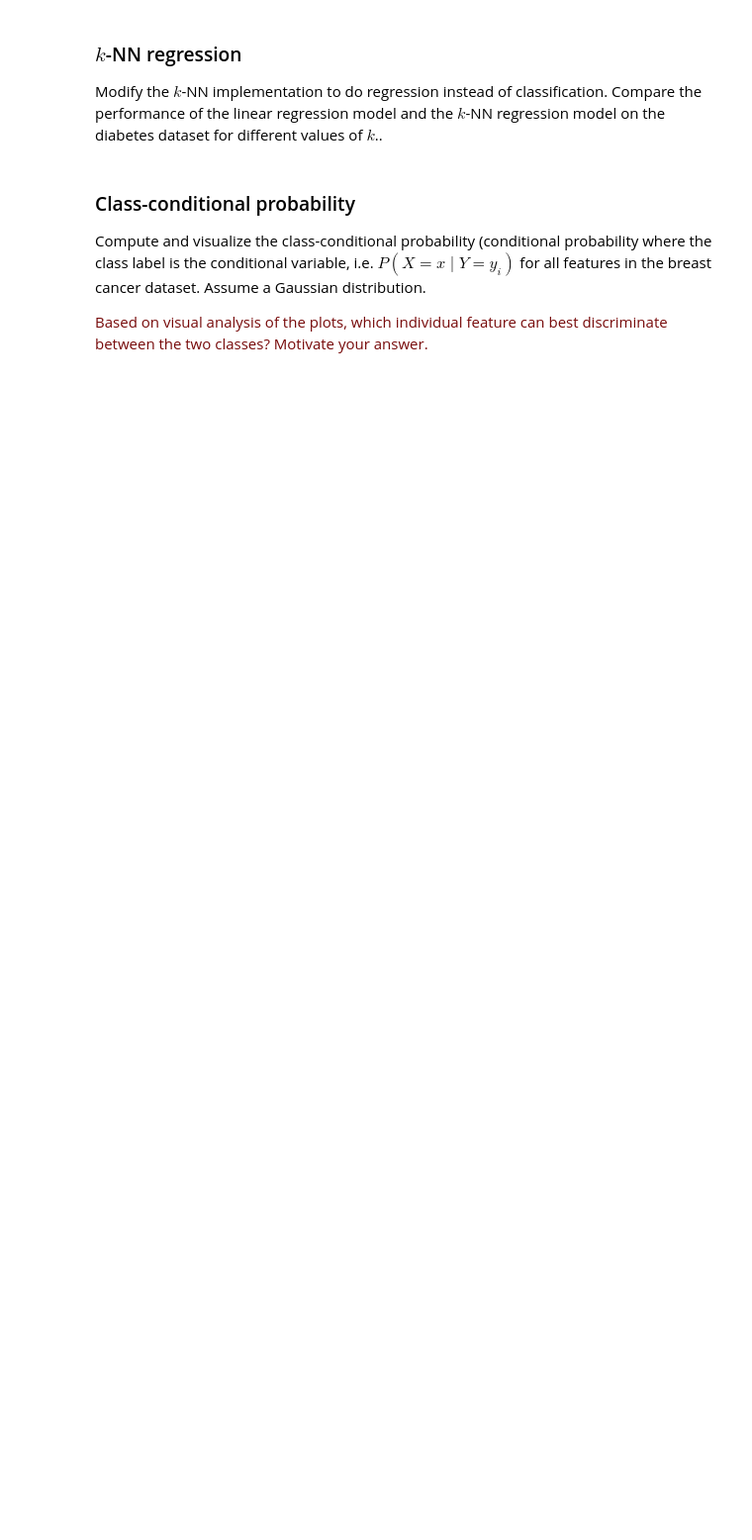
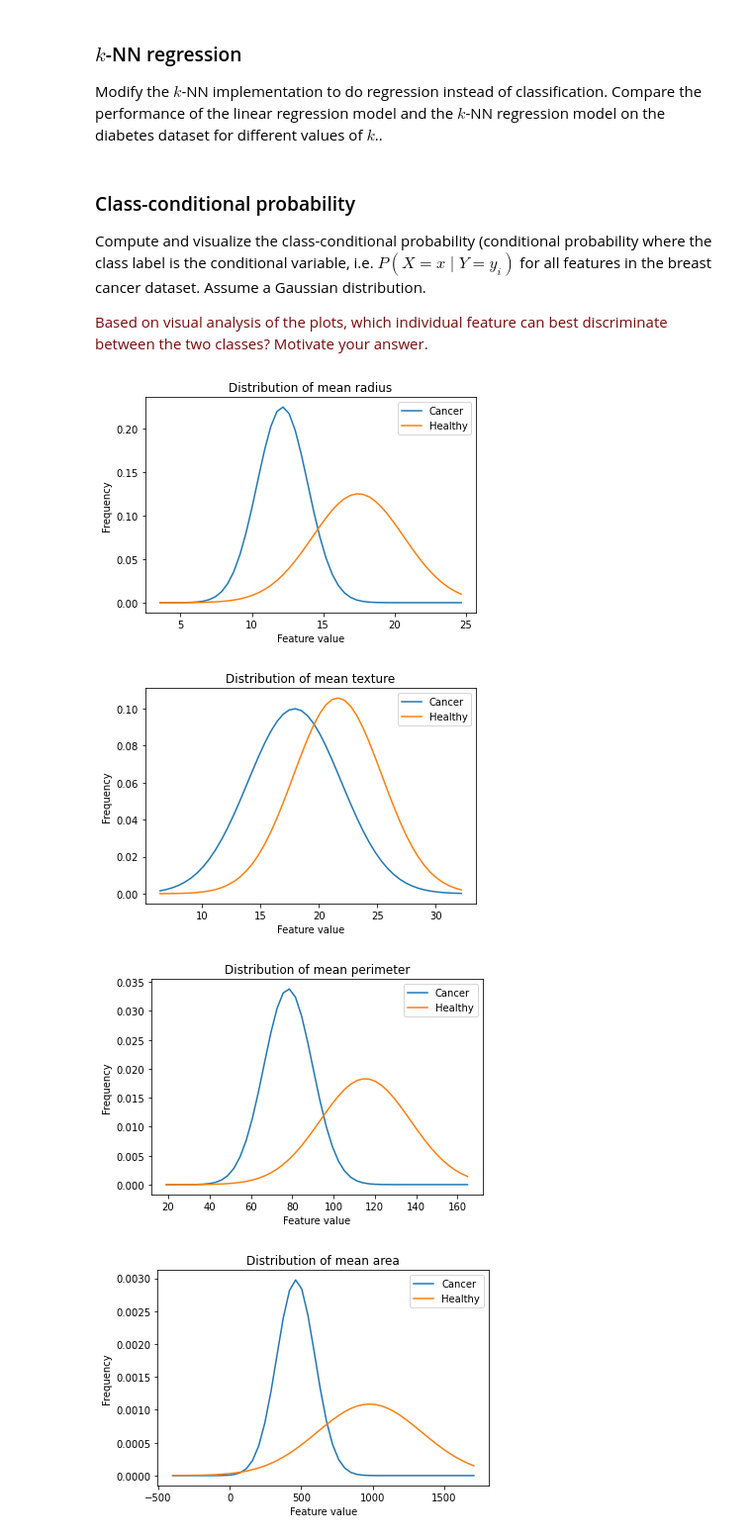
Before and after one commit to Pacmega/8dm50-machine-learning, a Jupyter notebook: practicals/week_1.ipynb, the cells around one changed output. Shown at 99% size. Cells and saved outputs as stored; diff of their text form; code cells hidden in the pictures; blank space fills up the shorter version.

```diff
--- a/practicals/week_1.ipynb
+++ b/practicals/week_1.ipynb
@@ -250,0 +257,36 @@ Compute and visualize the class-conditional probability (conditional probability
+# %%
+breast_cancer = load_breast_cancer()
+
+data = np.array(breast_cancer.data)
+target = np.array(breast_cancer.target)
+features = np.array(breast_cancer.feature_names)
+# %%
+all_mean = np.mean(data, axis=0)
+all_std = np.std(data, axis=0)
+cancer = data[target==1]
+healthy = data[target==0]
+cancer_mean = np.mean(cancer, axis=0)
+cancer_std = np.std(cancer, axis=0)
+healthy_mean = np.mean(healthy, axis = 0)
+healthy_std = np.std(healthy, axis = 0)
+
+stdlim = 3
+
+
+for i in range(data.shape[1]):
+    xlim = np.min(all_mean[i]) - stdlim * np.max(all_std[i])
+    ylim = np.max(all_mean[i]) + stdlim * np.max(all_std[i])
+    x = np.linspace(xlim,ylim)
+
+    plt.plot(x, norm.pdf(x, cancer_mean[i], cancer_std[i]))
+    plt.plot(x, norm.pdf(x, healthy_mean[i], healthy_std[i]))
+    plt.title("Distribution of " + features[i])
+    plt.xlabel("Feature value")
+    plt.ylabel("Frequency")
+    plt.legend(["Cancer","Healthy"])
+    plt.show()
+# %% [output]
+[figure, added]
+[figure, added]
+[figure, added]
+[figure, added]
```
Also changed, not shown: parts of 10 cells of this notebook.
